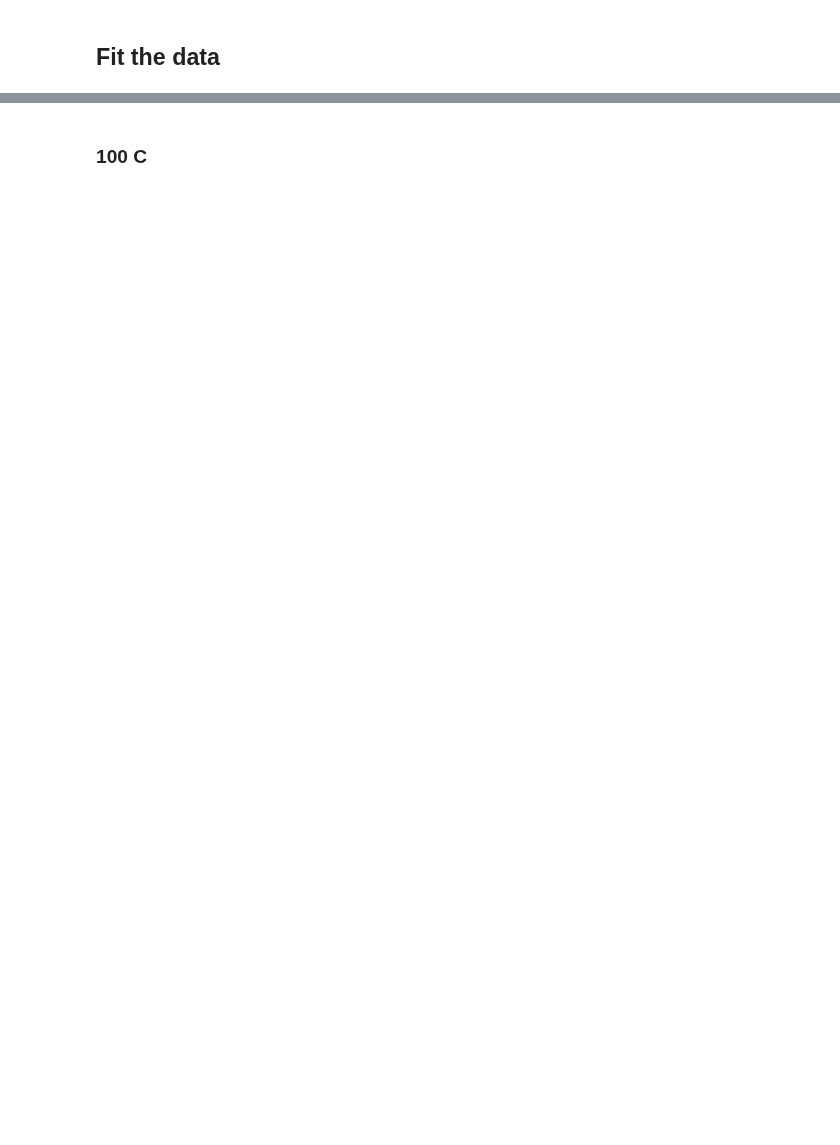
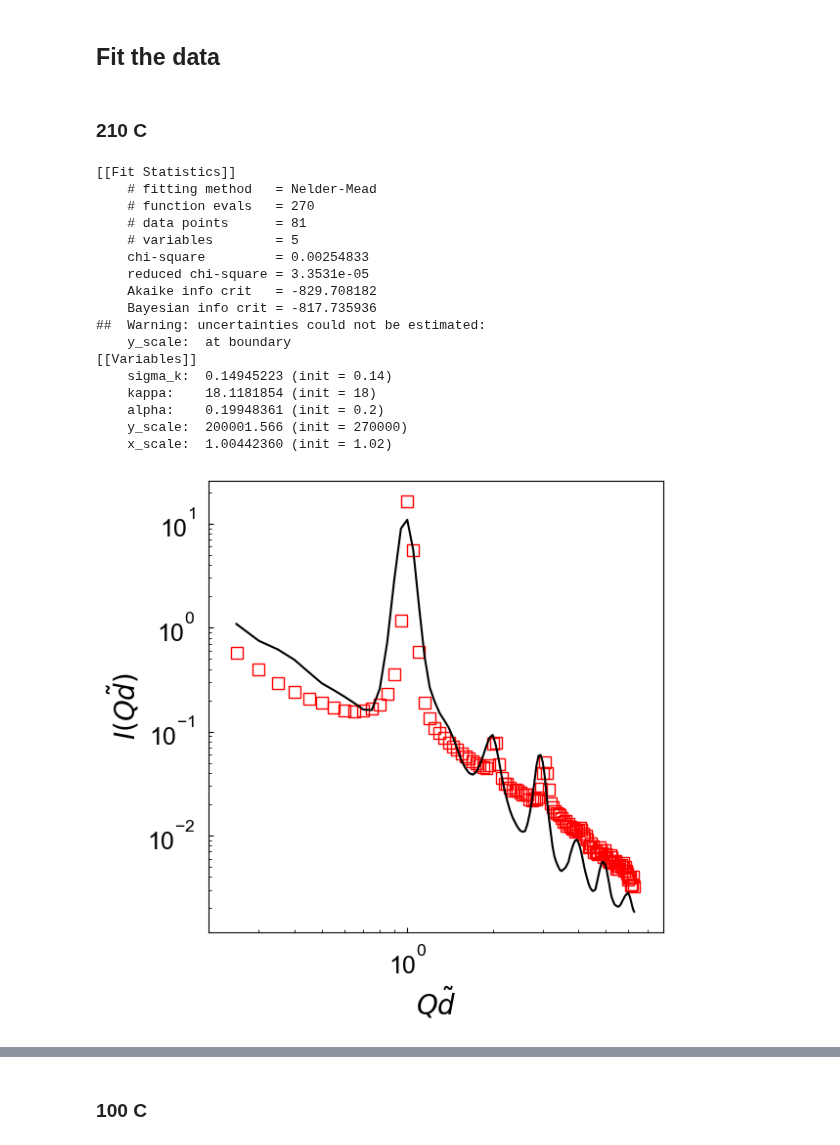
Before and after one commit to ch-tung/Randomwave_ML, a Jupyter notebook: generative_NN/fit_IQ_exp_PSPDMS.ipynb, the cells around one changed output, grey strips where cells are left out. Cells and saved outputs as stored; diff of their text form; code cells hidden in the pictures; blank space fills up the shorter version.

```diff
--- a/generative_NN/fit_IQ_exp_PSPDMS.ipynb
+++ b/generative_NN/fit_IQ_exp_PSPDMS.ipynb
@@ -282,5 +286,69 @@ def IQ_th(Q, params):
 
 def lmbda(params, Q, data, index_Q):
     IQ_model = IQ_th(Q, params)
-    residue = (np.log(data) - np.log(IQ_model))[index_Q]/np.exp(Q[index_Q])
+    residue = (np.log(data) - np.log(IQ_model))[index_Q]/Q[index_Q]
     return residue
+# %% [markdown]
+### 210 C
+# %%
+# fitting targets
+index_data = 7
+IQ_data = IQ_list[index_data,1:-1]
+index_qq_fit = (qq[1:-1]/np.pi/20>0.9)*(qq[1:-1]/np.pi/20<5)
+
+IQ_data = IQ_data
+qq_data = qq[1:-1]
+
+# create parameters for fitting
+x0 =  [0.14, 18,  0.2, 2.7e5, 1.02]
+lb =  [0.1 , 15,  0.1,  2e5,   1]
+ub =  [0.2, 20,  0.3,  4e5,   1.1]
+fp_names = ['sigma_k', 'kappa', 'alpha', 'y_scale', 'x_scale']
+
+params = Parameters()
+for i_names in range(5):
+    params.add(fp_names[i_names], value=x0[i_names], min=lb[i_names], max=ub[i_names])
+
+index_Q = index_qq_fit
+
+# do fit, here with the default leastsq algorithm
+minner = Minimizer(lmbda, params, fcn_args=(qq_data, IQ_data, index_Q))
+result = minner.minimize('nedler')
+
+# write error report
+report_fit(result)
+
+## plot fitting results
+fig = plt.figure(figsize=(6,6))
+ax = fig.add_subplot(1,1,1)
+
+index_plot = qq_data>15
+ax.plot(qq_data[index_plot]/np.pi/20,IQ_data[index_plot],'sr',fillstyle='none',ms=8)
+# ax.plot(qq_data[index_qq_fit]/np.pi/20,IQ_th(qq_data,params)[index_qq_fit],'k--')
+ax.plot(qq_data[index_plot]/np.pi/20,IQ_th(qq_data,result.params)[index_plot],'k-')
+
+ax.set_xlabel(r'$Q\tilde{d}$',fontsize=20)
+ax.set_ylabel(r'$I(Q\tilde{d})$',fontsize=20)
+ax.set_yscale('log')
+ax.set_xscale('log')
+ax.set_xlim([0.2,8])
+ax.tick_params(direction='in', axis='both', which='both', labelsize=18, pad=10)
+# %% [output]
+[[Fit Statistics]]
+    # fitting method   = Nelder-Mead
+    # function evals   = 270
+    # data points      = 81
+    # variables        = 5
+    chi-square         = 0.00254833
+    reduced chi-square = 3.3531e-05
+    Akaike info crit   = -829.708182
+    Bayesian info crit = -817.735936
+##  Warning: uncertainties could not be estimated:
+    y_scale:  at boundary
+[[Variables]]
+    sigma_k:  0.14945223 (init = 0.14)
+    kappa:    18.1181854 (init = 18)
+    alpha:    0.19948361 (init = 0.2)
+    y_scale:  200001.566 (init = 270000)
+    x_scale:  1.00442360 (init = 1.02)
+[figure, added]
```
Also changed, not shown: parts of 22 cells of this notebook.
